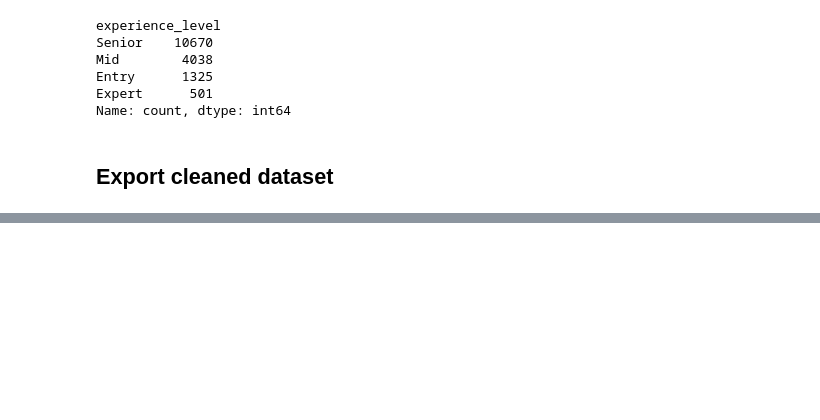
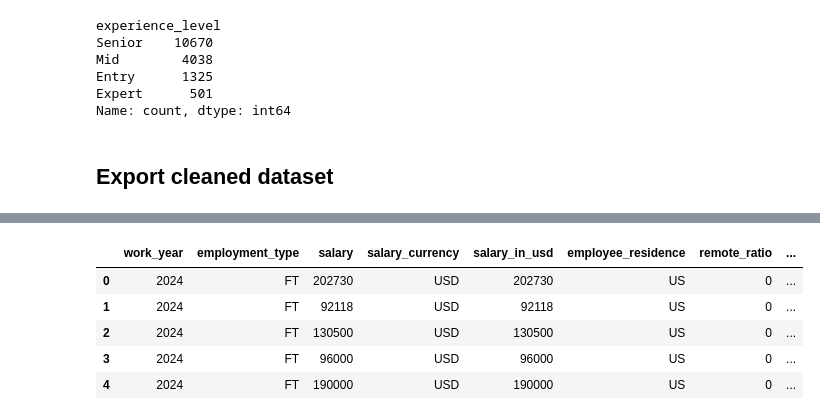
Before and after one commit to AIgineerAB/data_visualisation_bi_course, a Jupyter notebook: 02_eda_pandas/eda_salaries.ipynb, the cells around one changed output, grey strips where cells are left out. Drawn from its saved outputs; the diff is of its cells as text; code cells hidden in the pictures; blank space fills up the shorter version.

```diff
--- a/02_eda_pandas/eda_salaries.ipynb
+++ b/02_eda_pandas/eda_salaries.ipynb
@@ -239,0 +259,9 @@ df_cleaned.to_csv("salaries_cleaned.csv")
+# %%
+df_cleaned.head()
+# %% [output]
+|  | work_year | employment_type | salary | salary_currency | salary_in_usd | employee_residence | remote_ratio | ... |
+| 0 | 2024 | FT | 202730 | USD | 202730 | US | 0 | ... |
+| 1 | 2024 | FT | 92118 | USD | 92118 | US | 0 | ... |
+| 2 | 2024 | FT | 130500 | USD | 130500 | US | 0 | ... |
+| 3 | 2024 | FT | 96000 | USD | 96000 | US | 0 | ... |
+| 4 | 2024 | FT | 190000 | USD | 190000 | US | 0 | ... |
```
Also changed, not shown: parts of 8 cells of this notebook, 2 other files.
